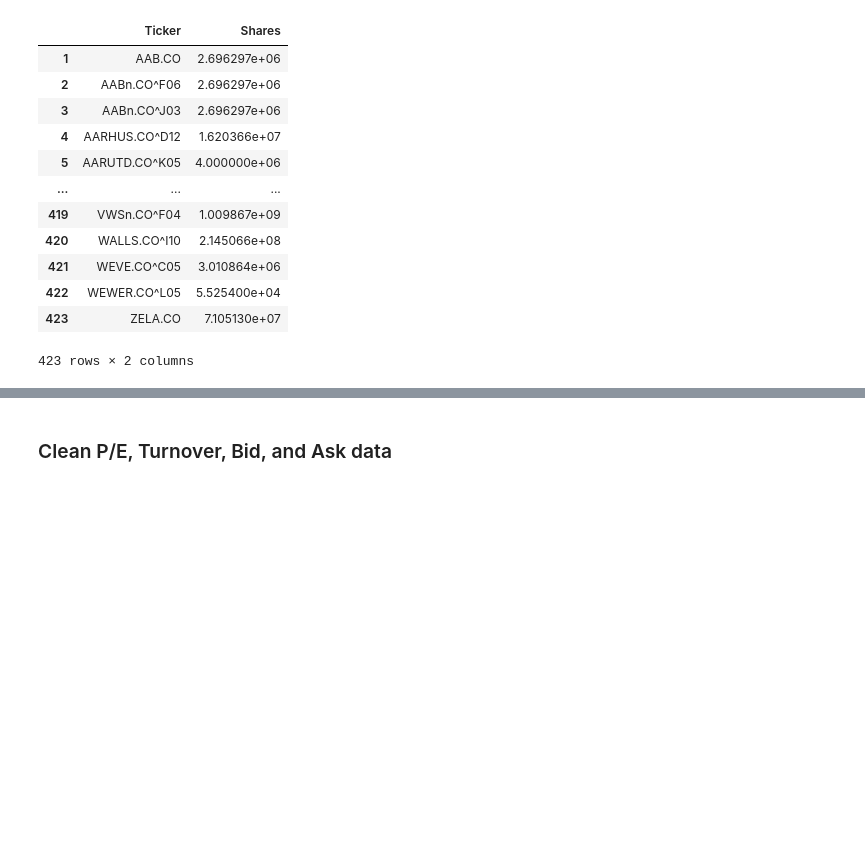
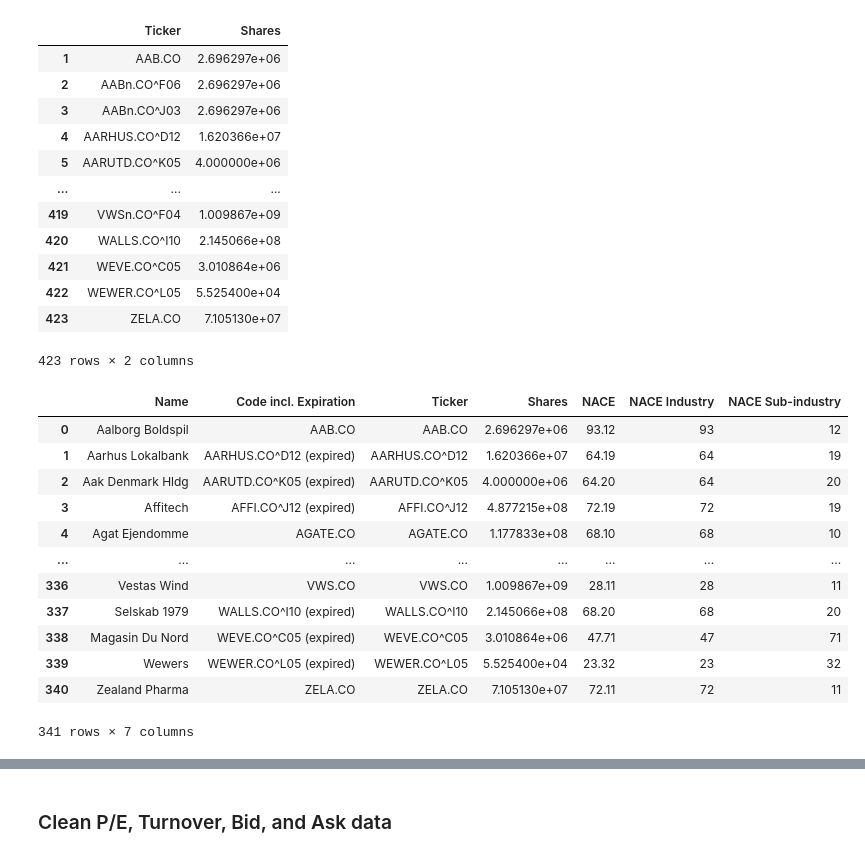
Before and after one commit to johanoelgaard/MastersThesis, a Jupyter notebook: eikon.ipynb, the cells around one changed output, grey strips where cells are left out. Saved outputs shown, nothing was run; the diff lists cells and outputs as text; code cells hidden in the pictures; blank space fills up the shorter version.

```diff
--- a/eikon.ipynb
+++ b/eikon.ipynb
@@ -7,7 +8,7 @@ from functions import *
 %autoreload 2
 # %%
 # set paths to data
-path_market = '/Users/johan/Library/CloudStorage/GoogleDrive-johan.oelgaard@gmail.com/My Drive/04 Økonomi/10 Thesis/Data/Market'
+path_market = '/Users/johan/Library/CloudStorage/GoogleDrive-johan.oelgaard@gmail.com/My Drive/04 Økonomi/10 Thesis/Data'
 # path_finacials = '/Users/johan/Library/CloudStorage/GoogleDrive-johan.oelgaard@gmail.com/My Drive/04 Økonomi/10 Thesis/Data/Financials'
 
 # read monthly market data from eikon
@@ -91,6 +92,33 @@ nace_df.columns = ['Ticker', 'NACE']
 
 # identify the NACE codes
 nace_df['NACE'] = nace_df['NACE'].str.extract(r'\((\d+(?:\.\d+)?)\)$')
+
+# manually map remaining NACE codes to companies
+manual_nace = {'CEMAT.CO':'68.20',
+               'CICC.CO^L01':'70.10',
+               'DAI.CO^A02':'70.10',
+               'GR4.CO^A05':'80.10',
+               'GR4n1.CO^J04':'80.10',
+               'GR4n2.CO^J04':'80.10',
+               'IFAC.CO^D03':'64.30',
+               'INVb.CO^F05':'64.30',
+               'IPFCa.CO^G02':'70.10',
+               'IPFCb.CO^G02':'70.10',
+               'OBJCa.CO^D02':'62.01',
+               'OBJCb.CO^D02':'62.01',
+               'ORSTED.CO':'35.11',
+               'POFLSb.CO^H06':'64.30',
+               'POKAP.CO^B06':'64.30',
+               'RADIb.CO^C04':'32.50',
+               'TRMC.CO^H02':'64.19',
+               'VEND.CO^C02':'64.19'}
+
+for ticker, nace_code in manual_nace.items():
+    if ticker in nace_df['Ticker'].values:
+        nace_df.loc[nace_df['Ticker'] == ticker, 'NACE'] = nace_code
+    else:
+        print(f"Ticker {ticker} not found in NACE DataFrame.")
+
 # split the NACE codes into separate columns
 nace_df['NACE Industry'] = nace_df['NACE'].str.split('.', expand=True)[0]
 nace_df['NACE Sub-industry'] = nace_df['NACE'].str.split('.', expand=True)[1]
@@ -129,6 +167,20 @@ display(shares_df)
 # %%
 # join the stocks_df with the nace_df df
 stocks_df = stocks_df.merge(shares_df, how='left', on='Ticker')
 stocks_df = stocks_df.merge(nace_df, how='left', on='Ticker')
 
-# display(stocks_df)
+display(stocks_df)
+# %% [output]
+|  | Name | Code incl. Expiration | Ticker | Shares | NACE | NACE Industry | NACE Sub-industry |
+| 0 | Aalborg Boldspil | AAB.CO | AAB.CO | 2.696297e+06 | 93.12 | 93 | 12 |
+| 1 | Aarhus Lokalbank | AARHUS.CO^D12 (expired) | AARHUS.CO^D12 | 1.620366e+07 | 64.19 | 64 | 19 |
+| 2 | Aak Denmark Hldg | AARUTD.CO^K05 (expired) | AARUTD.CO^K05 | 4.000000e+06 | 64.20 | 64 | 20 |
+| 3 | Affitech | AFFI.CO^J12 (expired) | AFFI.CO^J12 | 4.877215e+08 | 72.19 | 72 | 19 |
+| 4 | Agat Ejendomme | AGATE.CO | AGATE.CO | 1.177833e+08 | 68.10 | 68 | 10 |
+| ... | ... | ... | ... | ... | ... | ... | ... |
+| 336 | Vestas Wind | VWS.CO | VWS.CO | 1.009867e+09 | 28.11 | 28 | 11 |
+| 337 | Selskab 1979 | WALLS.CO^I10 (expired) | WALLS.CO^I10 | 2.145066e+08 | 68.20 | 68 | 20 |
+| 338 | Magasin Du Nord | WEVE.CO^C05 (expired) | WEVE.CO^C05 | 3.010864e+06 | 47.71 | 47 | 71 |
+| 339 | Wewers | WEWER.CO^L05 (expired) | WEWER.CO^L05 | 5.525400e+04 | 23.32 | 23 | 32 |
+| 340 | Zealand Pharma | ZELA.CO | ZELA.CO | 7.105130e+07 | 72.11 | 72 | 11 |
+341 rows × 7 columns
```
Also changed, not shown: parts of 3 cells of this notebook, 3 other files.
